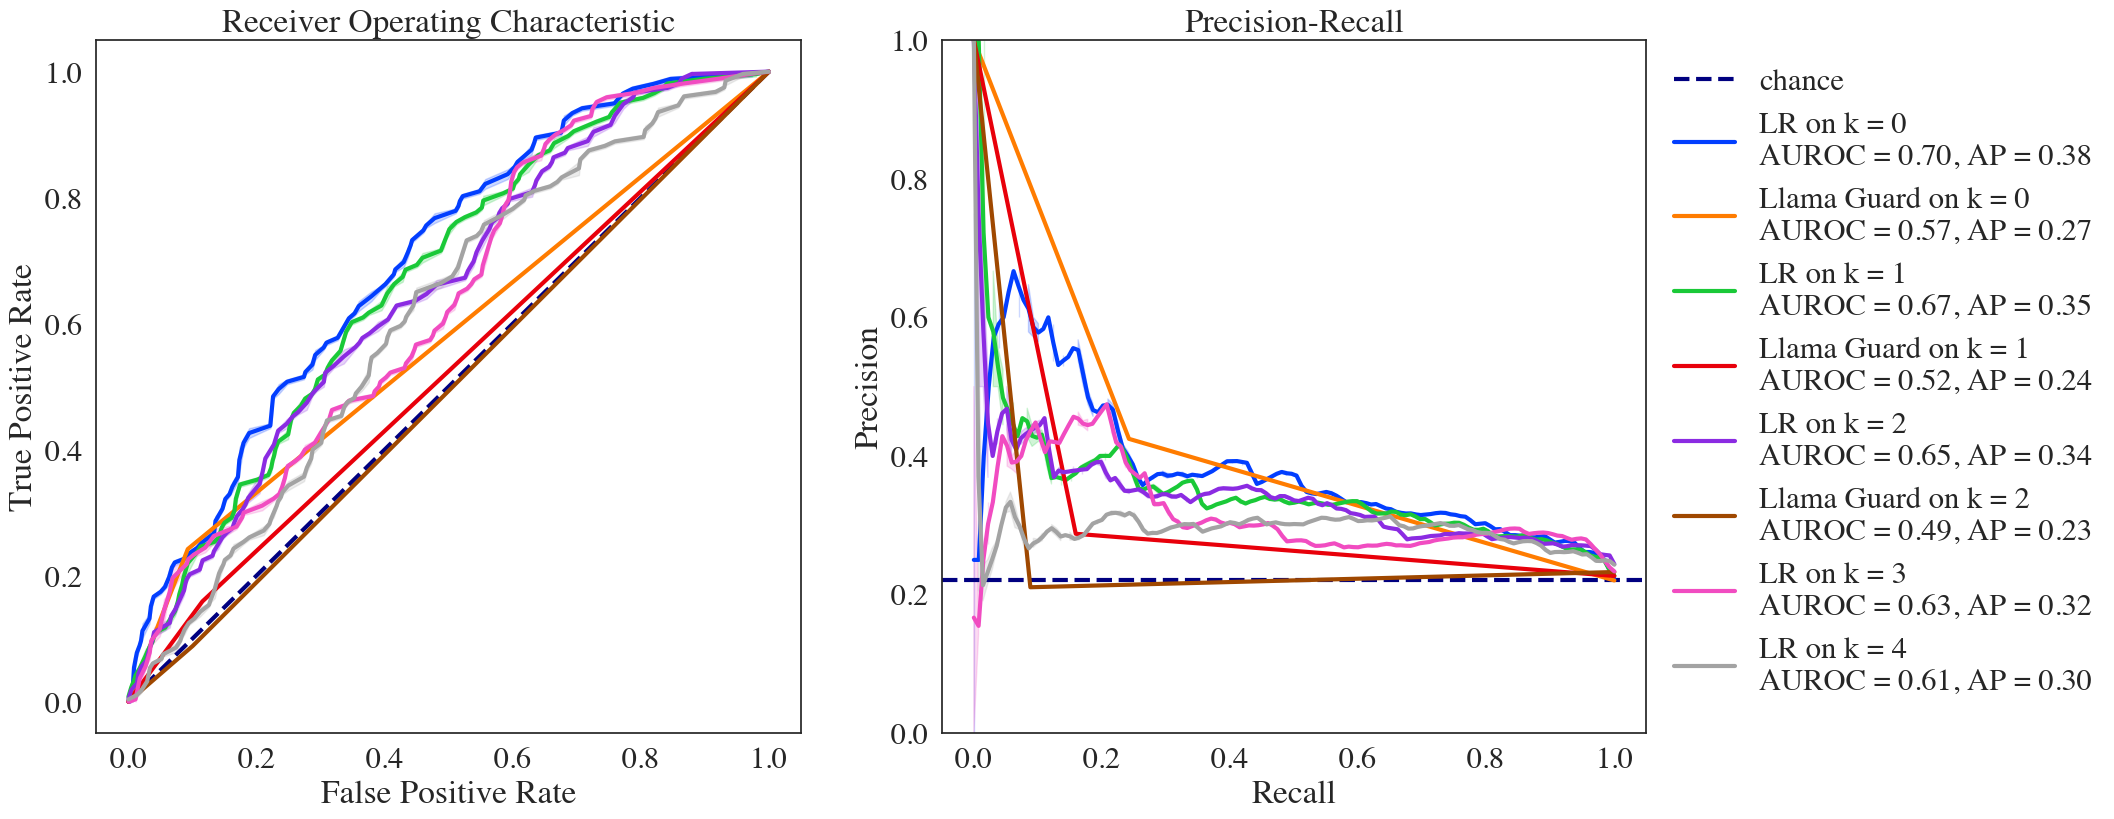
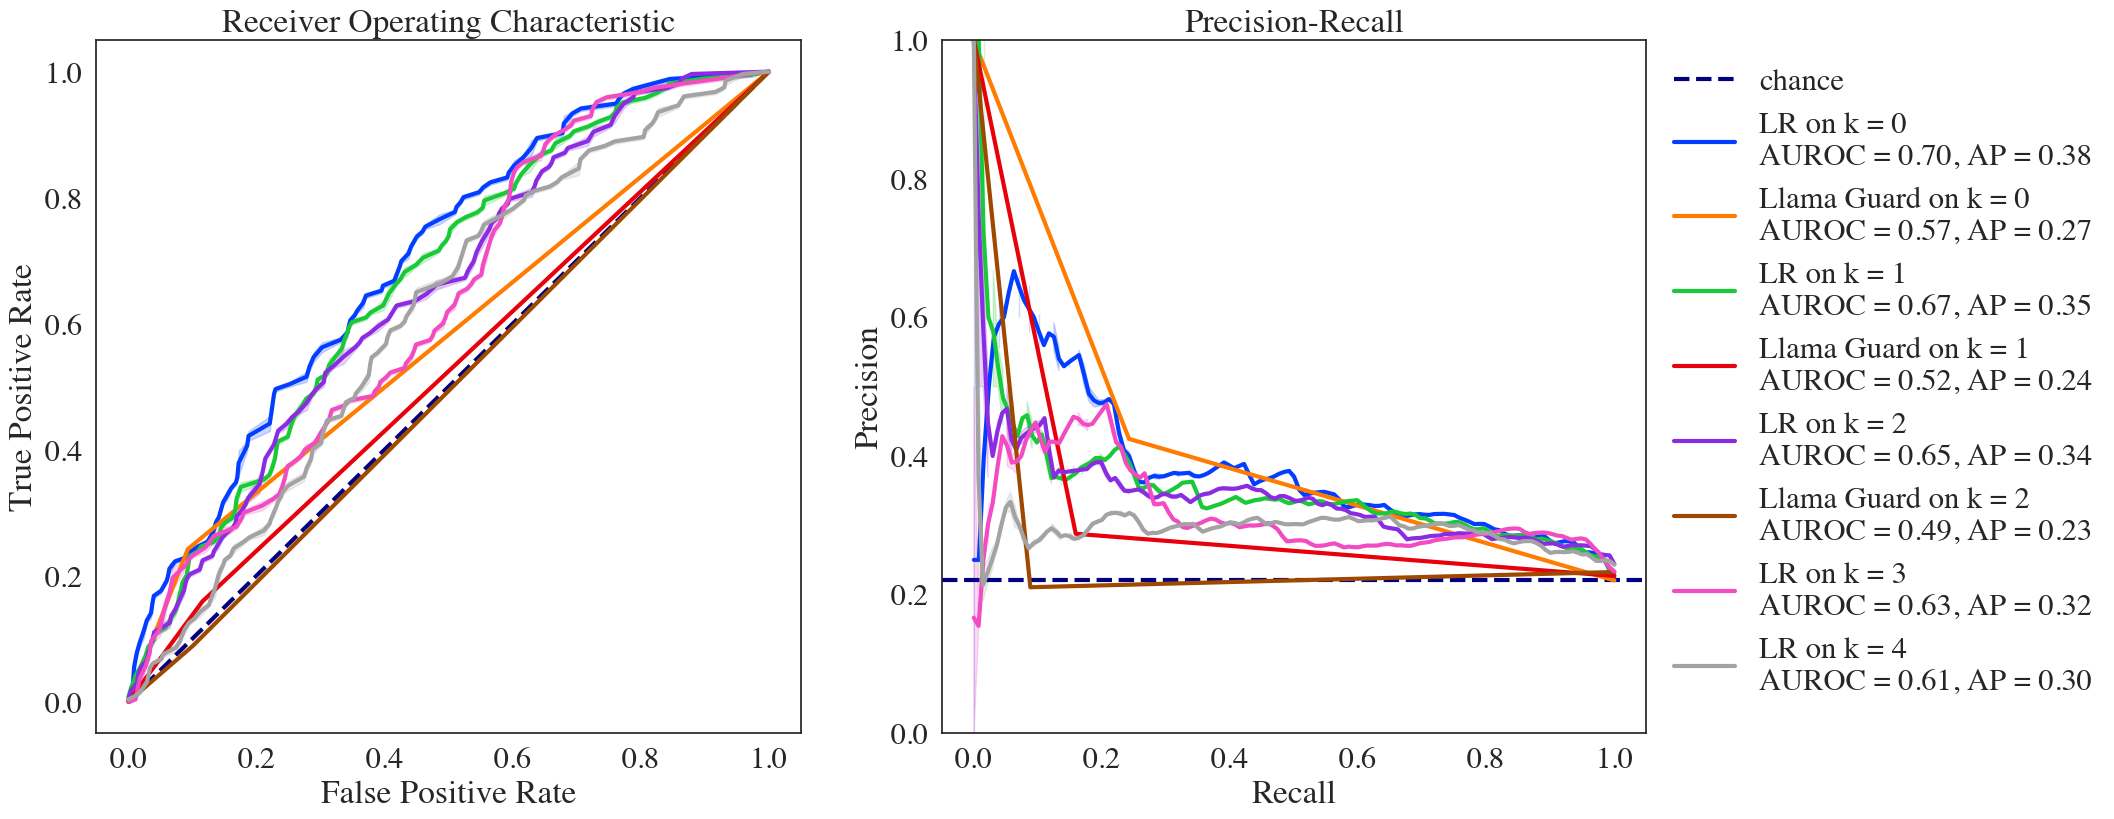
Unified diff of the notebook cell whose output changed from the first chart to the second:
--- before
+++ after
@@ -61,4 +61,4 @@
 fig.legend(handles, labels, loc="center left", bbox_to_anchor=(0.9, 0.5), frameon=False)
 
-plt.savefig(root_dir/"paper"/"plots"/"exp3.pdf", bbox_inches='tight')
+plt.savefig(root_dir/"paper"/"exp3.pdf", bbox_inches='tight')
 plt.show()

Commit: notebook reruns